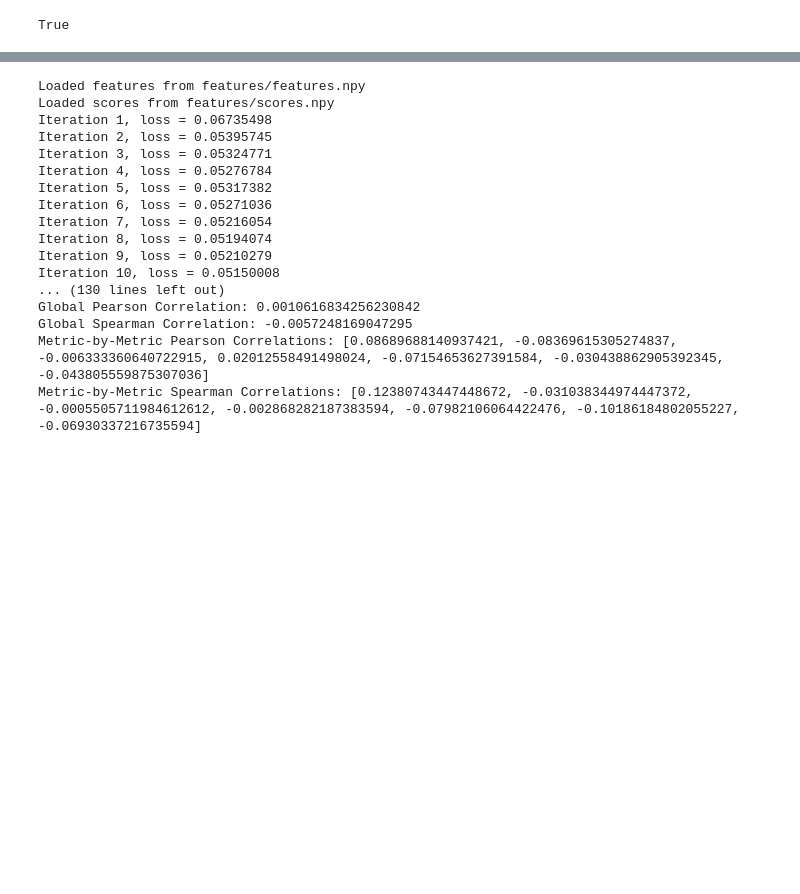
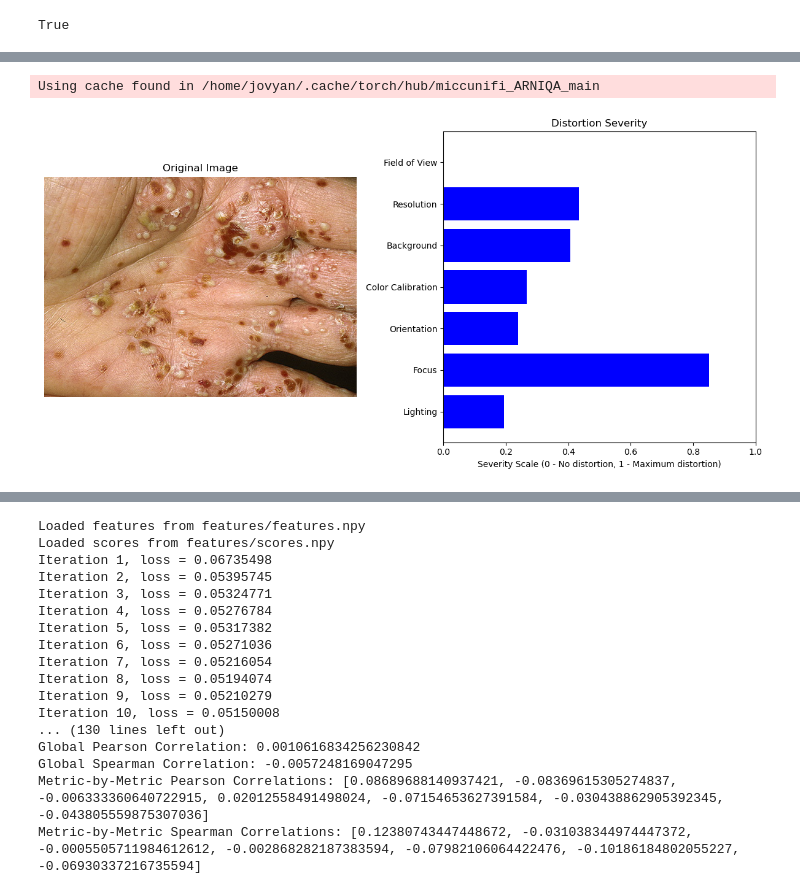
Before and after one commit to Schoggi-Mimi/bachelor-thesis, a Jupyter notebook: playground/train_regressor.ipynb, the cells around one changed output, grey strips where cells are left out. Saved outputs shown, nothing was run; the diff lists cells and outputs as text; code cells hidden in the pictures; blank space fills up the shorter version.

```diff
--- a/playground/train_regressor.ipynb
+++ b/playground/train_regressor.ipynb
@@ -22,0 +44,5 @@ True
+# %%
+import pickle
+
+with open("regressor.pkl", "wb") as f:
+    pickle.dump(regressor, f)
@@ -23,3 +62,20 @@ True
+# %%
+import torch
+import pickle
+from single_image_inference import single_image_inference
+
+image_path = "2.png"
+
+arniqa = torch.hub.load(repo_or_dir="miccunifi/ARNIQA", source="github", model="ARNIQA")
+arniqa.eval()
+
+with open("regressor.pkl", "rb") as f:
+    regressor = pickle.load(f)
+
+single_image_inference(image_path, arniqa, regressor)
+# %% [output]
+Using cache found in /home/jovyan/.cache/torch/hub/miccunifi_ARNIQA_main
+[figure, added]
 # %%
 regressor, val, pred = train_regressor('images', crop=True, normalize=True, batch_size=10, num_workers=1, model=arniqa, device=DEVICE, save_dir='features', cross_val=False)
 # %% [output]
```
Also changed, not shown: parts of 3 cells of this notebook, 4 other files.
